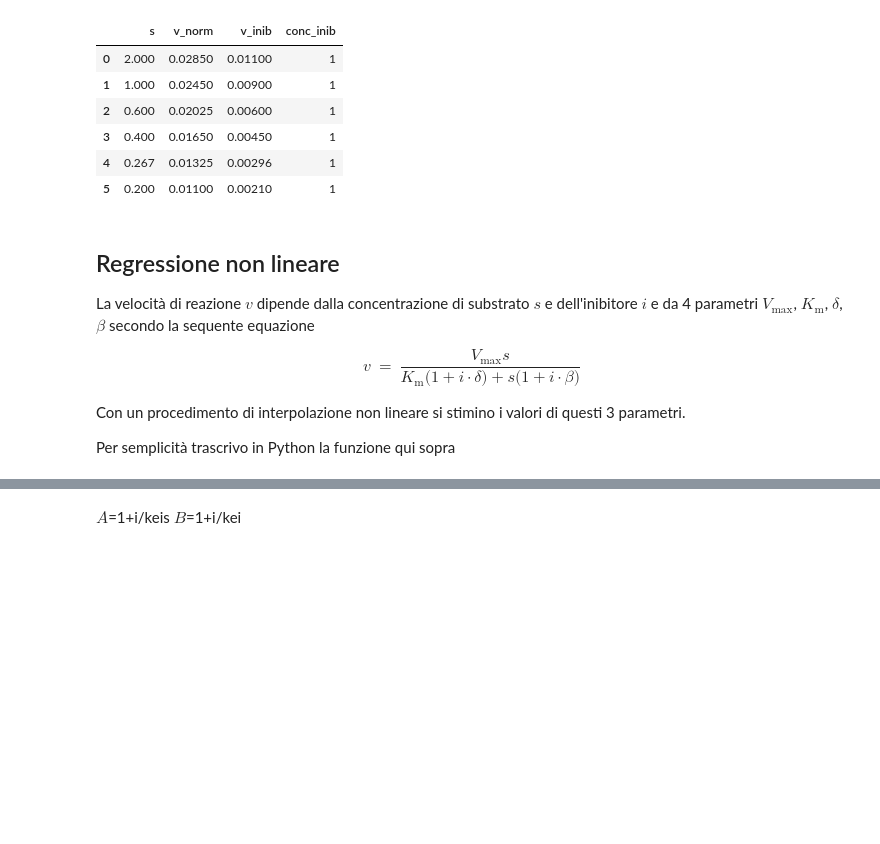
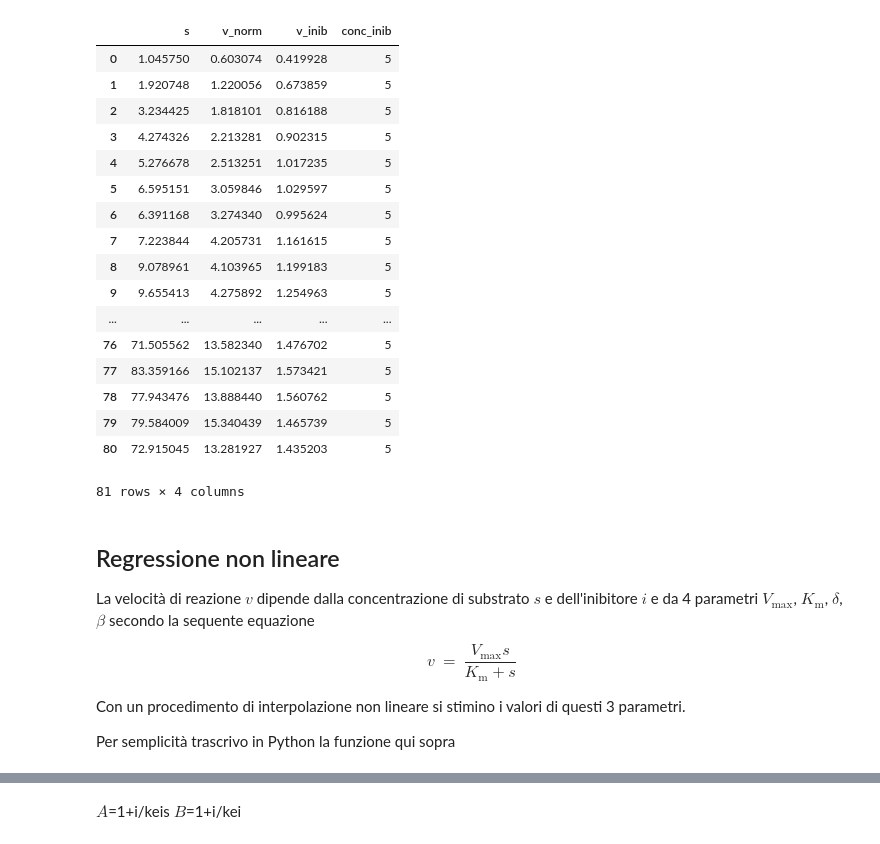
Before and after one commit to ThomasMasoero/primi, a Jupyter notebook: regressione non-lineare.ipynb, the cells around one changed output, grey strips where cells are left out. Cells and saved outputs as stored; diff of their text form; code cells hidden in the pictures; blank space fills up the shorter version.

```diff
--- a/regressione non-lineare.ipynb
+++ b/regressione non-lineare.ipynb
@@ -1,24 +1,35 @@
 # %%
 import pandas as pd
 #mettere .xlsx dopo il nome del documento excel
-df = pd.read_excel (r'C:\Users\thomas\Desktop\ese.xlsx')
+df = pd.read_excel (r'C:\Users\thomas\Desktop\Cartel12.xlsx')
 df.columns = ['s', 'v_norm', 'v_inib', 'conc_inib']
 #msus= input("Enter the measure unit of substrate:")
 #msuv= input("Enter the measure unit of velocity :")
 #msui=input("Enter the measure unit of inhibent if present:")
 
 #print('substrate:'+msus)
 #print('velocity:'+msuv)
 #print('inhibent concentration:'+msui)
 df
 # %% [output]
 |  | s | v_norm | v_inib | conc_inib |
-| 0 | 2.000 | 0.02850 | 0.01100 | 1 |
-| 1 | 1.000 | 0.02450 | 0.00900 | 1 |
-| 2 | 0.600 | 0.02025 | 0.00600 | 1 |
-| 3 | 0.400 | 0.01650 | 0.00450 | 1 |
-| 4 | 0.267 | 0.01325 | 0.00296 | 1 |
-| 5 | 0.200 | 0.01100 | 0.00210 | 1 |
+| 0 | 1.045750 | 0.603074 | 0.419928 | 5 |
+| 1 | 1.920748 | 1.220056 | 0.673859 | 5 |
+| 2 | 3.234425 | 1.818101 | 0.816188 | 5 |
+| 3 | 4.274326 | 2.213281 | 0.902315 | 5 |
+| 4 | 5.276678 | 2.513251 | 1.017235 | 5 |
+| 5 | 6.595151 | 3.059846 | 1.029597 | 5 |
+| 6 | 6.391168 | 3.274340 | 0.995624 | 5 |
+| 7 | 7.223844 | 4.205731 | 1.161615 | 5 |
+| 8 | 9.078961 | 4.103965 | 1.199183 | 5 |
+| 9 | 9.655413 | 4.275892 | 1.254963 | 5 |
+| ... | ... | ... | ... | ... |
+| 76 | 71.505562 | 13.582340 | 1.476702 | 5 |
+| 77 | 83.359166 | 15.102137 | 1.573421 | 5 |
+| 78 | 77.943476 | 13.888440 | 1.560762 | 5 |
+| 79 | 79.584009 | 15.340439 | 1.465739 | 5 |
+| 80 | 72.915045 | 13.281927 | 1.435203 | 5 |
+81 rows × 4 columns
 # %% [markdown]
 ## Regressione non lineare
 
@@ -26,7 +37,7 @@ df
 La velocità di reazione $v$ dipende dalla concentrazione di substrato $s$ e dell'inibitore $i$ e da 4 parametri $V_\textrm{max}$, $K_\textrm{m}$, $\delta$, $\beta$ secondo la sequente equazione
 
 $$
-v\ =\ \dfrac{V_\textrm{max}s}{K_\textrm{m} \big(1+i\cdot\delta \big)+s \big(1+i\cdot\beta \big) }
+v\ =\ \dfrac{V_\textrm{max}s}{K_\textrm{m} +s  }
 $$
 
 Con un procedimento di interpolazione non lineare si stimino i valori di questi 3 parametri.
```
Also changed, not shown: parts of 9 cells of this notebook.
